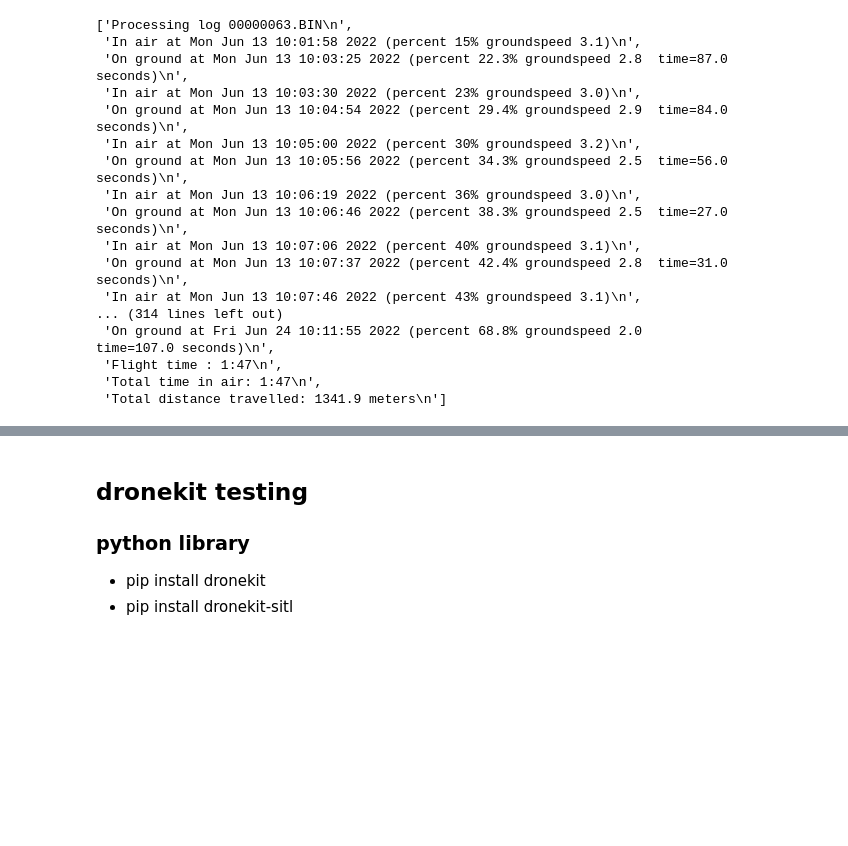
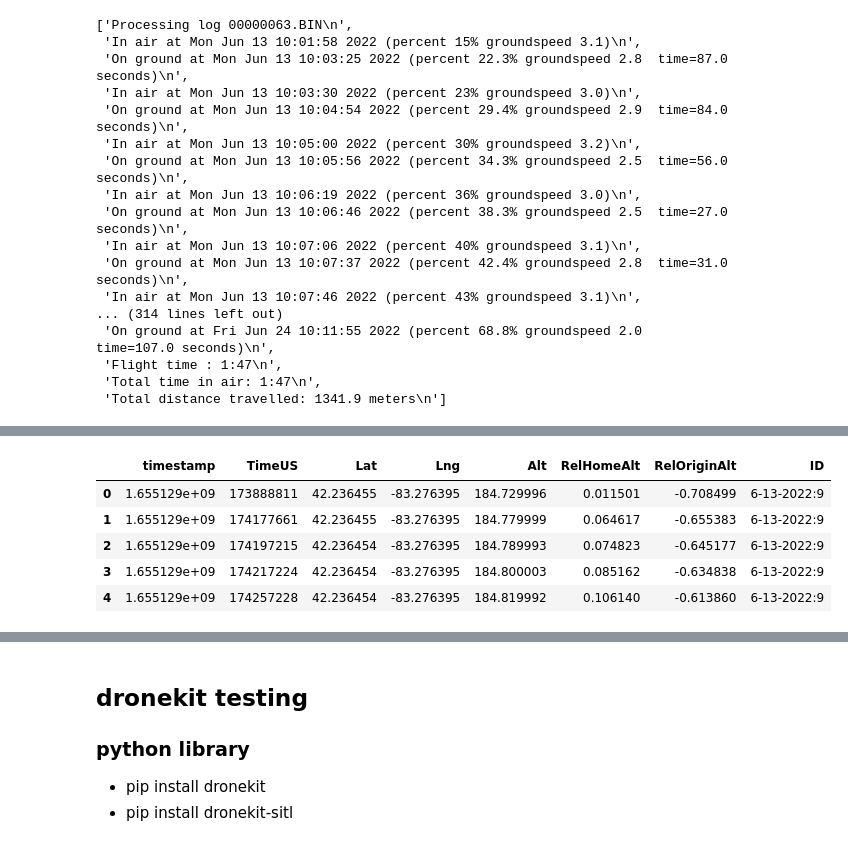
Before and after one commit to eKerney/telemetry, a Jupyter notebook: telemetryProcessing.ipynb, the cells around one changed output, grey strips where cells are left out. Cells and saved outputs as stored; diff of their text form; code cells hidden in the pictures; blank space fills up the shorter version.

Commit message:
flightdata parsing

```diff
--- a/telemetryProcessing.ipynb
+++ b/telemetryProcessing.ipynb
@@ -91,0 +74,4 @@ Total distance travelled: 1341.9 meters
+# %%
+headings = ['dayWeek', 'monthDay', 'time24hourMinSec', 'year', 'flightTimeMinSec', 'flightDistanceMeters']
+df = pd.DataFrame(data=allRows,columns=headings)
+df.head()
@@ -91,0 +132,5 @@ Total distance travelled: 1341.9 meters
+# %%
+filePath = '/home//pi//dev//bigData//Aircraft Flight Logs//csv'
+for f in fileList:
+    df = pd.read_csv(f'{filePath}//{f}')
+    print(df.head())
@@ -91,0 +155,14 @@ Total distance travelled: 1341.9 meters
+# %%
+def addID(timecode):
+    date = dt.datetime.fromtimestamp(timecode)
+    return (f'{date.month}-{date.day}-{date.year}:{date.hour}')
+
+df1['ID'] = df1['timestamp'].apply(addID)
+df1.head()
+# %% [output]
+|  | timestamp | TimeUS | Lat | Lng | Alt | RelHomeAlt | RelOriginAlt | ID |
+| 0 | 1.655129e+09 | 173888811 | 42.236455 | -83.276395 | 184.729996 | 0.011501 | -0.708499 | 6-13-2022:9 |
+| 1 | 1.655129e+09 | 174177661 | 42.236455 | -83.276395 | 184.779999 | 0.064617 | -0.655383 | 6-13-2022:9 |
+| 2 | 1.655129e+09 | 174197215 | 42.236454 | -83.276395 | 184.789993 | 0.074823 | -0.645177 | 6-13-2022:9 |
+| 3 | 1.655129e+09 | 174217224 | 42.236454 | -83.276395 | 184.800003 | 0.085162 | -0.634838 | 6-13-2022:9 |
+| 4 | 1.655129e+09 | 174257228 | 42.236454 | -83.276395 | 184.819992 | 0.106140 | -0.613860 | 6-13-2022:9 |
```
Also changed, not shown: parts of 11 cells of this notebook, 1 other file.
